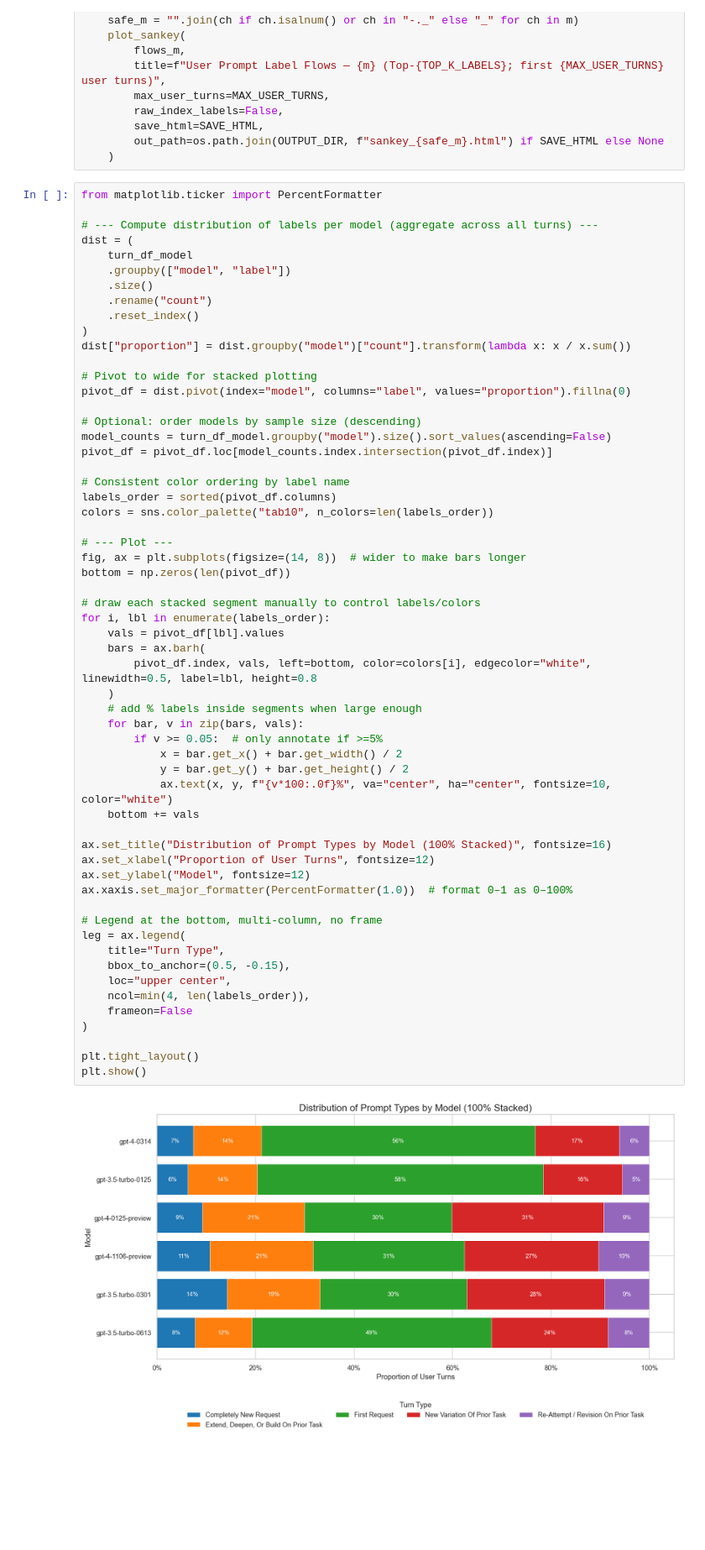
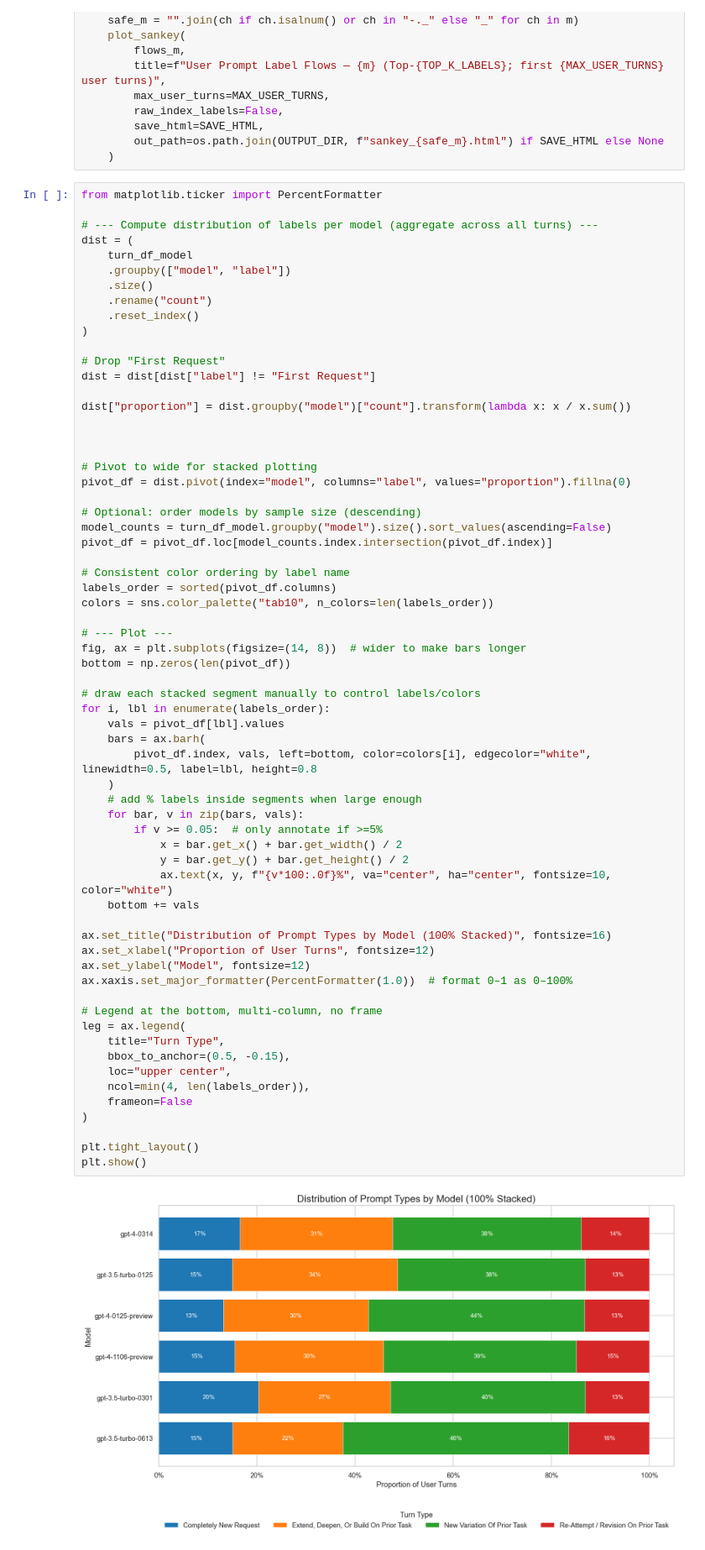
Before and after one commit to shayne-longpre/naturalistic-ai, a Jupyter notebook: notebooks/multiturn-analysis.ipynb, the cells around one changed output. Shown at 84% size. Cells and saved outputs as stored; diff of their text form; blank space fills up the shorter version.

```diff
--- a/notebooks/multiturn-analysis.ipynb
+++ b/notebooks/multiturn-analysis.ipynb
@@ -717,7 +717,13 @@ dist = (
     .rename("count")
     .reset_index()
 )
+
+# Drop "First Request"
+dist = dist[dist["label"] != "First Request"]
+
 dist["proportion"] = dist.groupby("model")["count"].transform(lambda x: x / x.sum())
+
+
 
 # Pivot to wide for stacked plotting
 pivot_df = dist.pivot(index="model", columns="label", values="proportion").fillna(0)
@@ -738,31 +744,31 @@ bottom = np.zeros(len(pivot_df))
 for i, lbl in enumerate(labels_order):
     vals = pivot_df[lbl].values
     bars = ax.barh(
         pivot_df.index, vals, left=bottom, color=colors[i], edgecolor="white", linewidth=0.5, label=lbl, height=0.8
     )
     # add % labels inside segments when large enough
     for bar, v in zip(bars, vals):
         if v >= 0.05:  # only annotate if >=5%
             x = bar.get_x() + bar.get_width() / 2
             y = bar.get_y() + bar.get_height() / 2
             ax.text(x, y, f"{v*100:.0f}%", va="center", ha="center", fontsize=10, color="white")
     bottom += vals
 
 ax.set_title("Distribution of Prompt Types by Model (100% Stacked)", fontsize=16)
 ax.set_xlabel("Proportion of User Turns", fontsize=12)
 ax.set_ylabel("Model", fontsize=12)
 ax.xaxis.set_major_formatter(PercentFormatter(1.0))  # format 0–1 as 0–100%
 
 # Legend at the bottom, multi-column, no frame
 leg = ax.legend(
     title="Turn Type",
     bbox_to_anchor=(0.5, -0.15),
     loc="upper center",
     ncol=min(4, len(labels_order)),
     frameon=False
 )
 
 plt.tight_layout()
 plt.show()
 # %% [output]
-[figure, old version]
+[figure, new version]
```
Also changed, not shown: parts of 1 cell of this notebook, 3 other files.
